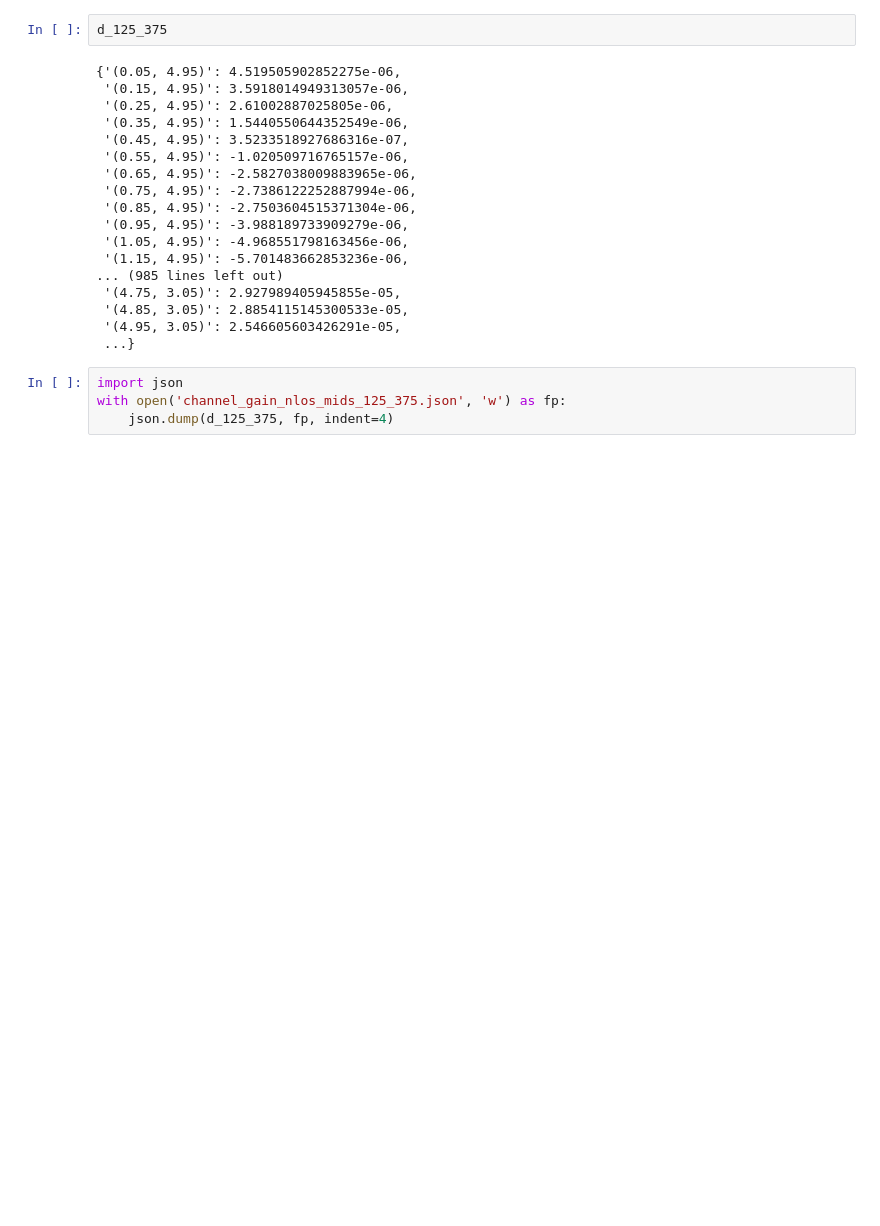
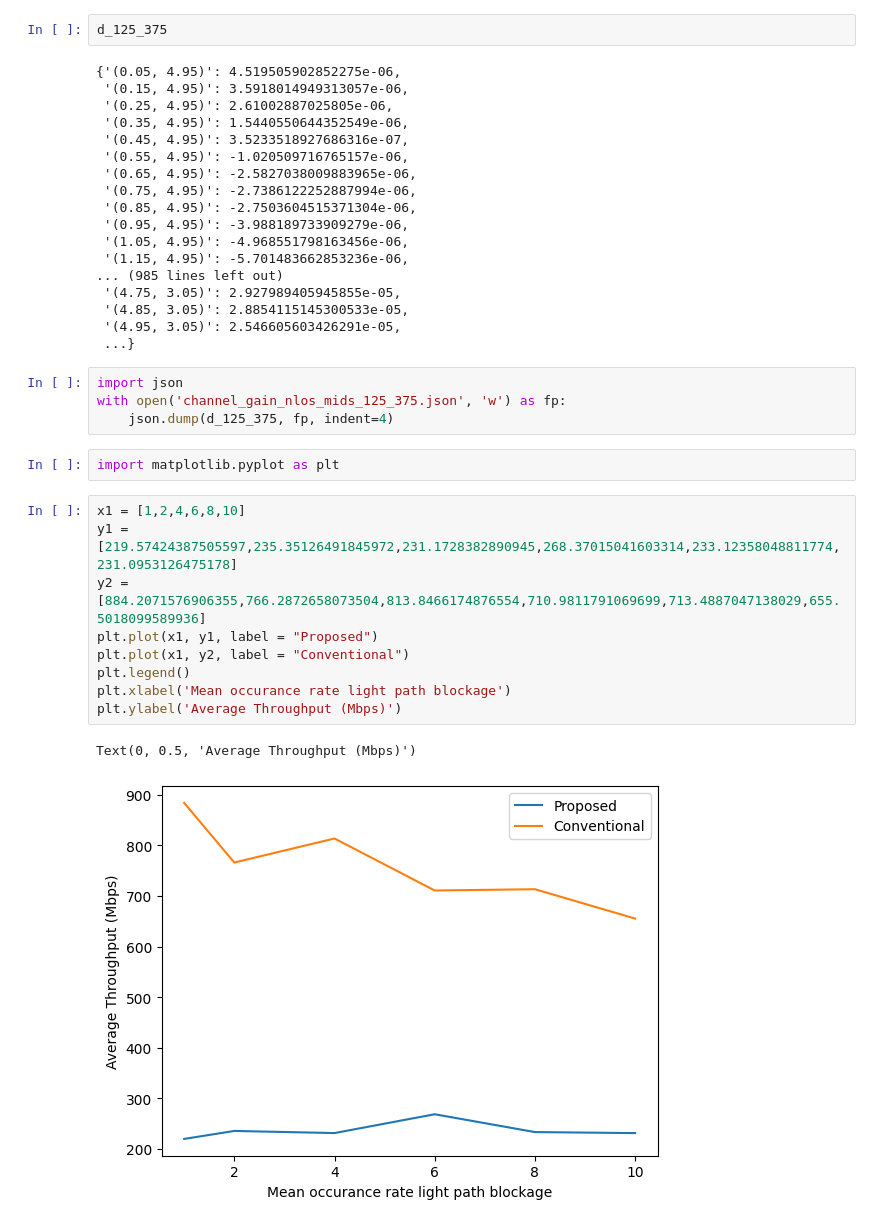
Before and after one commit to deeksha20049/wn-project, a Jupyter notebook: nlos.ipynb, the cells around one changed output. Cells and saved outputs as stored; diff of their text form; blank space fills up the shorter version.

Commit message:
plot for throughput vs occurance rate.

```diff
--- a/nlos.ipynb
+++ b/nlos.ipynb
@@ -331,3 +331,17 @@ d_125_375
 import json
 with open('channel_gain_nlos_mids_125_375.json', 'w') as fp:
     json.dump(d_125_375, fp, indent=4)
+# %%
+import matplotlib.pyplot as plt
+# %%
+x1 = [1,2,4,6,8,10]
+y1 = [219.57424387505597,235.35126491845972,231.1728382890945,268.37015041603314,233.12358048811774,231.0953126475178]
+y2 = [884.2071576906355,766.2872658073504,813.8466174876554,710.9811791069699,713.4887047138029,655.5018099589936]
+plt.plot(x1, y1, label = "Proposed")
+plt.plot(x1, y2, label = "Conventional")
+plt.legend()
+plt.xlabel('Mean occurance rate light path blockage')
+plt.ylabel('Average Throughput (Mbps)')
+# %% [output]
+Text(0, 0.5, 'Average Throughput (Mbps)')
+[figure, added]
```
Also changed, not shown: parts of 1 cell of this notebook, 3 other files.
